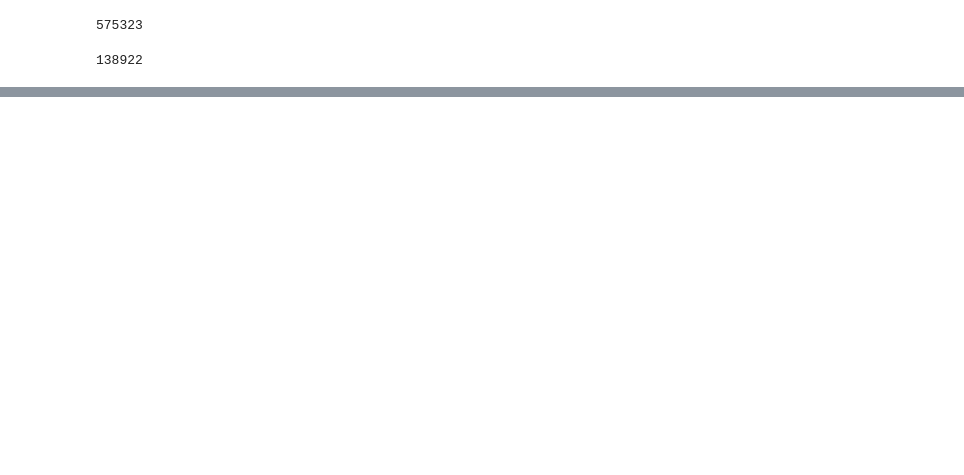
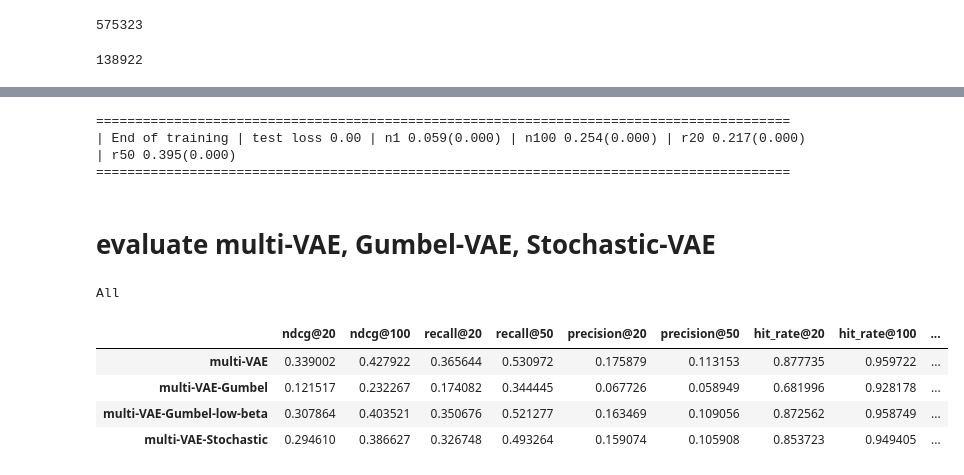
Before and after one commit to h-cno/vae-cf-pytorch, a Jupyter notebook: run.ipynb, the cells around one changed output, grey strips where cells are left out. Cells and saved outputs as stored; diff of their text form; code cells hidden in the pictures; blank space fills up the shorter version.

```diff
--- a/run.ipynb
+++ b/run.ipynb
@@ -200,7 +208,7 @@ def evaluate(data_tr, data_te):
     r20_list = np.concatenate(r20_list)
     r50_list = np.concatenate(r50_list)
 
-    return total_loss, np.mean(n1_list), np.mean(n100_list), np.mean(r20_list), np.mean(r50_list)
+    return total_loss, n1_list, n100_list, r20_list, r50_list
 # %%
 best_n100 = -np.inf
 update_count = 0
@@ -270,2 +313,4 @@ print('=' * 89)
+# %%
+update_count =
 # %%
 # evaluate expectational metrics via Gumbel sampling
@@ -460,0 +911,12 @@ def evaluate_expectation2(data_tr, data_te, n_sampling=1):
+# %%
+test_loss, n1_list, n100_list, r20_list, r50_list = evaluate_stochasticVAE(test_data_tr, test_data_te, n_sampling=20)
+print('=' * 89)
+print('| End of training | test loss {:4.2f} | n1 {:4.3f}({:4.3f}) | n100 {:4.3f}({:4.3f}) | r20 {:4.3f}({:4.3f}) | '
+        'r50 {:4.3f}({:4.3f})'.format(test_loss, np.mean(n1_list), np.std(n1_list)/np.sqrt(len(n1_list)), np.mean(n100_list), np.std(n100_list)/np.sqrt(len(n100_list)), np.mean(r20_list), np.std(r20_list)/np.sqrt(len(r20_list)), np.mean(r50_list), np.std(r50_list)/np.sqrt(len(r50_list))))
+print('=' * 89)
+# %% [output]
+=========================================================================================
+| End of training | test loss 0.00 | n1 0.059(0.000) | n100 0.254(0.000) | r20 0.217(0.000) | r50 0.395(0.000)
+=========================================================================================
+# %% [markdown]
+# evaluate multi-VAE, Gumbel-VAE, Stochastic-VAE
@@ -460,0 +1081,27 @@ def evaluate_expectation2(data_tr, data_te, n_sampling=1):
+# %%
+# Run on test data.
+total_loss, metrics_dic = evaluate_stochastic(test_data_tr, test_data_te, n_sampling=50)
+# print('=' * 89)
+# print('| End of training | test loss {:4.2f} | n1 {:4.3f}({:4.3f}) | n100 {:4.3f}({:4.3f}) | r20 {:4.3f}({:4.3f}) | '
+#         'r50 {:4.3f}({:4.3f})'.format(test_loss, np.mean(n1_list), np.std(n1_list)/np.sqrt(len(n1_list)), np.mean(n100_list), np.std(n100_list)/np.sqrt(len(n100_list)), np.mean(r20_list), np.std(r20_list)/np.sqrt(len(r20_list)), np.mean(r50_list), np.std(r50_list)/np.sqrt(len(r50_list))))
+# print('=' * 89)
+# %%
+method_names = list(metrics_dic.keys())
+metric_names = list(metrics_dic[method_names[0]].keys())
+
+results_all = []
+for method_name, metrics in metrics_dic.items():
+    results = []
+    for metric_name, metric_list in metrics.items():
+        results.append(np.mean(metrics_dic[method_name][metric_name]))
+    results_all.append(results)
+results_all = pd.DataFrame(results_all, columns=metric_names, index=method_names)
+print("All")
+results_all
+# %% [output]
+All
+|  | ndcg@20 | ndcg@100 | recall@20 | recall@50 | precision@20 | precision@50 | hit_rate@20 | hit_rate@100 | ... |
+| multi-VAE | 0.339002 | 0.427922 | 0.365644 | 0.530972 | 0.175879 | 0.113153 | 0.877735 | 0.959722 | ... |
+| multi-VAE-Gumbel | 0.121517 | 0.232267 | 0.174082 | 0.344445 | 0.067726 | 0.058949 | 0.681996 | 0.928178 | ... |
+| multi-VAE-Gumbel-low-beta | 0.307864 | 0.403521 | 0.350676 | 0.521277 | 0.163469 | 0.109056 | 0.872562 | 0.958749 | ... |
+| multi-VAE-Stochastic | 0.294610 | 0.386627 | 0.326748 | 0.493264 | 0.159074 | 0.105908 | 0.853723 | 0.949405 | ... |
```
Also changed, not shown: parts of 41 cells of this notebook.
